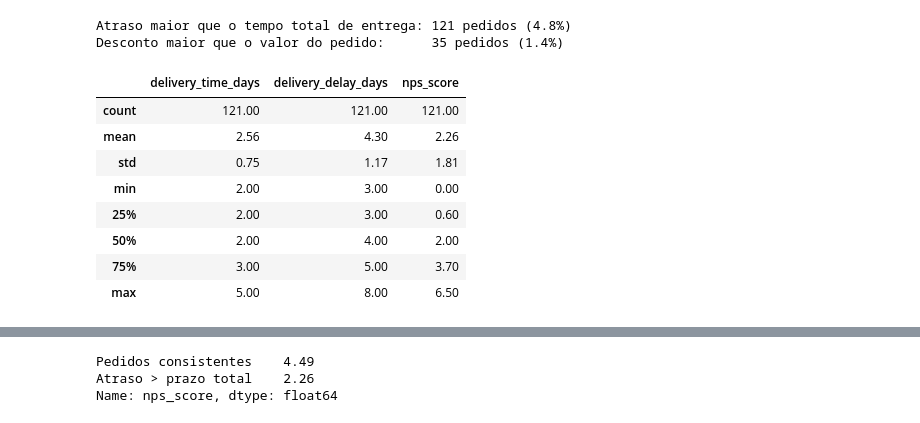
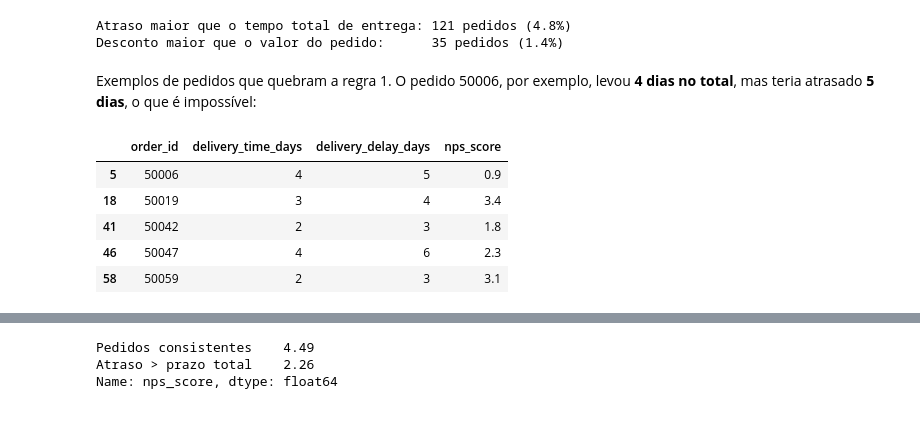
Before and after one commit to CristovaoTorres/techchallenge-fase1-nps, a Jupyter notebook: notebooks/02_preparacao_dados.ipynb, the cells around one changed output, grey strips where cells are left out. Saved outputs shown, nothing was run; the diff lists cells and outputs as text; code cells hidden in the pictures.

```diff
--- a/notebooks/02_preparacao_dados.ipynb
+++ b/notebooks/02_preparacao_dados.ipynb
@@ -162,15 +167,14 @@ print(f"Desconto maior que o valor do pedido:      {mascara_desconto_maior_valor
 # %% [output]
 Atraso maior que o tempo total de entrega: 121 pedidos (4.8%)
 Desconto maior que o valor do pedido:      35 pedidos (1.4%)
+# %% [markdown]
+Exemplos de pedidos que quebram a regra 1. O pedido 50006, por exemplo, levou **4 dias no total**, mas teria atrasado **5 dias**, o que é impossível:
 # %%
-df_bruto.loc[mascara_atraso_maior_prazo, ["delivery_time_days", "delivery_delay_days", "nps_score"]].describe().round(2)
+df_bruto.loc[mascara_atraso_maior_prazo, ["order_id", "delivery_time_days", "delivery_delay_days", "nps_score"]].head()
 # %% [output]
-|  | delivery_time_days | delivery_delay_days | nps_score |
-| count | 121.00 | 121.00 | 121.00 |
-| mean | 2.56 | 4.30 | 2.26 |
-| std | 0.75 | 1.17 | 1.81 |
-| min | 2.00 | 3.00 | 0.00 |
-| 25% | 2.00 | 3.00 | 0.60 |
-| 50% | 2.00 | 4.00 | 2.00 |
-| 75% | 3.00 | 5.00 | 3.70 |
-| max | 5.00 | 8.00 | 6.50 |
+|  | order_id | delivery_time_days | delivery_delay_days | nps_score |
+| 5 | 50006 | 4 | 5 | 0.9 |
+| 18 | 50019 | 3 | 4 | 3.4 |
+| 41 | 50042 | 2 | 3 | 1.8 |
+| 46 | 50047 | 4 | 6 | 2.3 |
+| 58 | 50059 | 2 | 3 | 3.1 |
```
Also changed, not shown: parts of 5 cells of this notebook, 2 other files.
